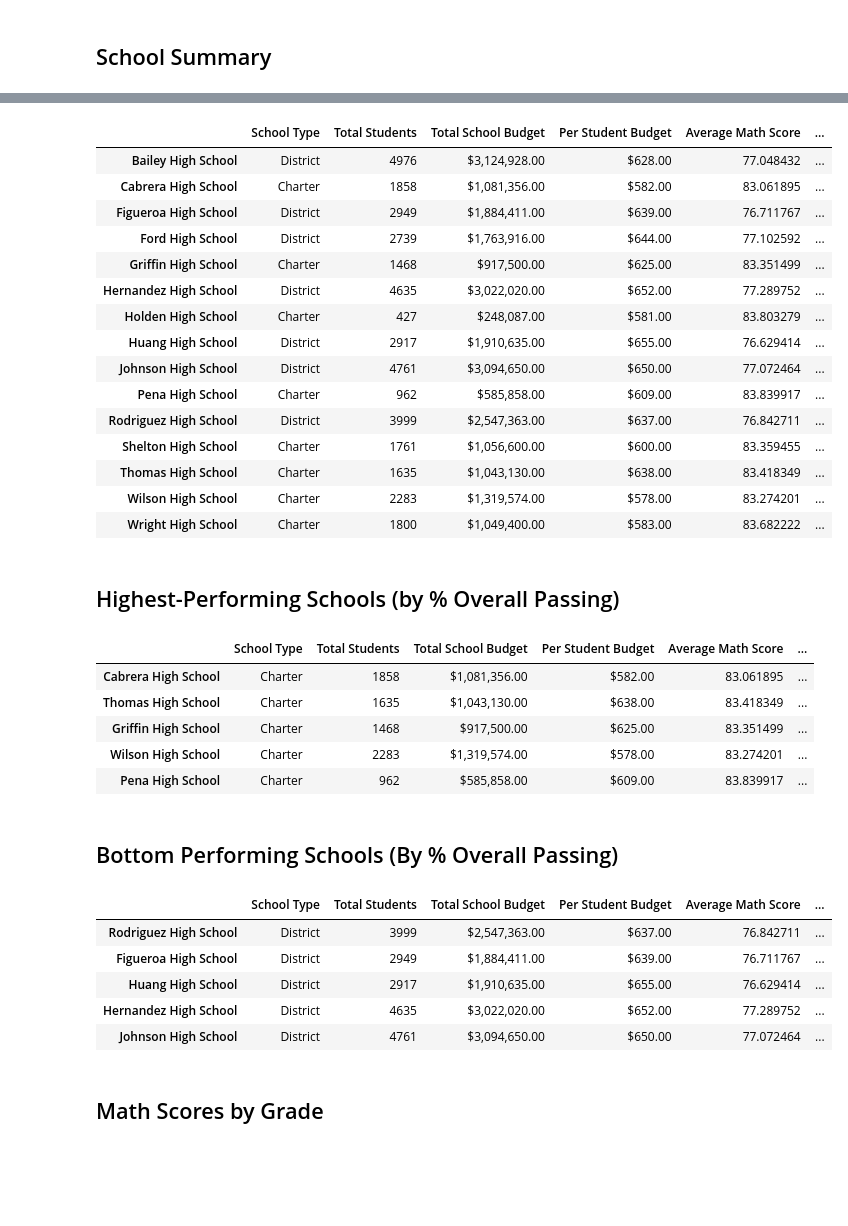
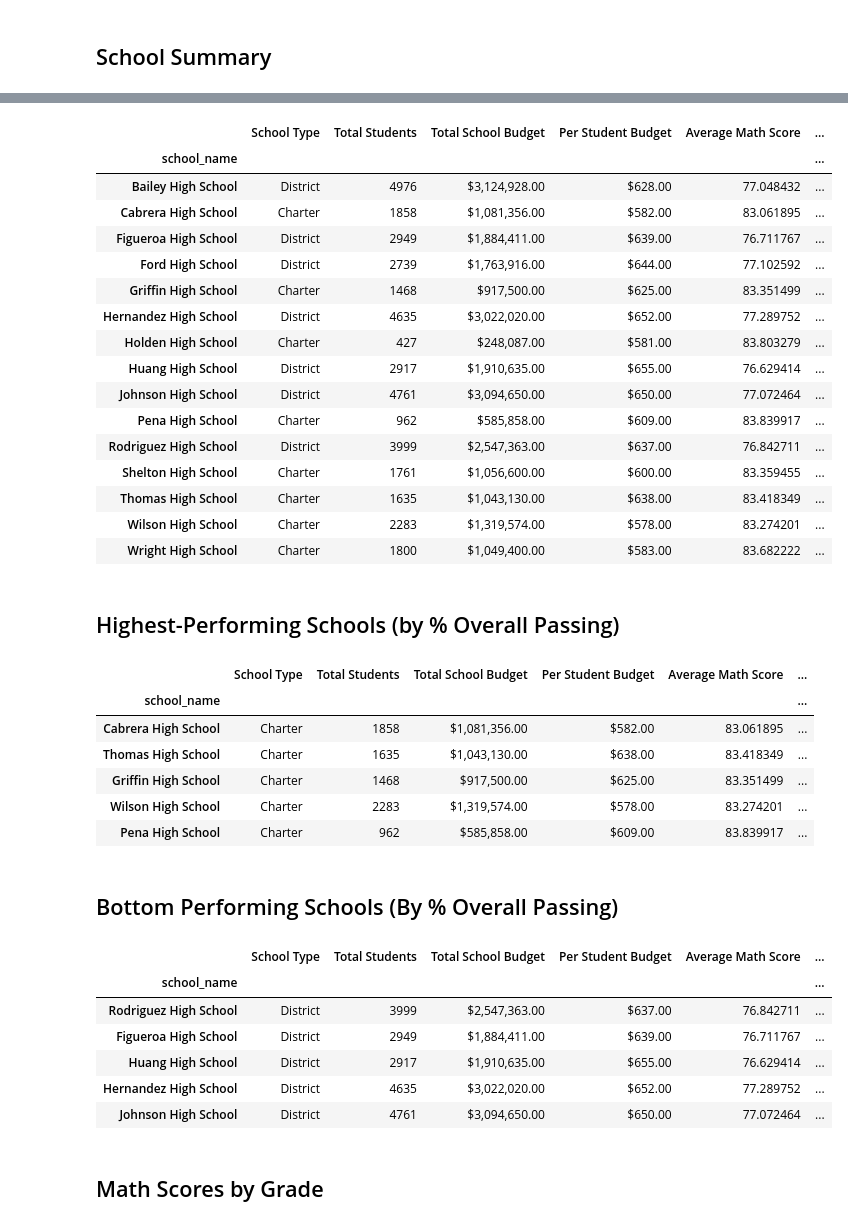
Before and after one commit to CharlesQuinn1/pandas_challenge, a Jupyter notebook: PyCitySchools/main.ipynb, the cells around one changed output, grey strips where cells are left out. Saved outputs shown, nothing was run; the diff lists cells and outputs as text; code cells hidden in the pictures; blank space fills up the shorter version.

```diff
--- a/PyCitySchools/main.ipynb
+++ b/PyCitySchools/main.ipynb
@@ -104,4 +143,8 @@ per_school_counts =
 # %%
 # Calculate the total school budget and per capita spending per school
-per_school_budget =
-per_school_capita =
+per_school_budget = school_data_complete.groupby(['school_name'])['budget'].max()
+# per_school_capita = pd.merge(per_school_budget, per_school_counts, on='school_name', how='left')
+# per_school_capita['per capita'] = per_school_capita['budget'] / per_school_capita['Student ID']
+# per_school_capita = per_school_capita.drop(columns=['budget','Student ID'])
+per_school_capita = per_school_budget.div(per_school_counts)
+per_school_capita
@@ -108,4 +169,6 @@ per_school_capita =
 # %%
 # Calculate the average test scores per school
-per_school_math =
-per_school_reading =
+per_school_math = school_data_complete.groupby(['school_name'])['math_score'].mean()
+per_school_reading = school_data_complete.groupby(['school_name'])['reading_score'].mean()
+print(per_school_math.head())
+print(per_school_reading.head())
@@ -112,4 +190,6 @@ per_school_reading =
 # %%
 # Calculate the number of students per school with math scores of 70 or higher
-students_passing_math =
-school_students_passing_math =
+students_passing_math = school_data_complete[(school_data_complete['math_score'] >= 70)]
+school_students_passing_math = students_passing_math.groupby(['school_name'])['Student ID'].nunique()
+
+print(school_students_passing_math.head())
@@ -116,4 +204,5 @@ school_students_passing_math =
 # %%
 # Calculate the number of students per school with reading scores of 70 or higher
-students_passing_reading =
-school_students_passing_reading =
+students_passing_reading = school_data_complete[(school_data_complete['reading_score'] >= 70)]
+school_students_passing_reading = students_passing_reading.groupby(['school_name'])['Student ID'].nunique()
+print(school_students_passing_reading.head())
@@ -130,16 +227,20 @@ per_school_passing_reading = school_students_passing_reading / per_school_counts
 overall_passing_rate = school_students_passing_math_and_reading / per_school_counts * 100
 # %%
 # Create a DataFrame called `per_school_summary` with columns for the calculations above.
-per_school_summary =
+per_school_summary = pd.concat([school_types, per_school_counts, per_school_budget, per_school_capita, per_school_math, per_school_reading,
+                                per_school_passing_math, per_school_passing_reading, overall_passing_rate], axis=1,
+                                 keys=['School Type', 'Total Students', 'Total School Budget', 'Per Student Budget', 'Average Math Score',
+                                          'Average Reading Score', '% Passing Math', '% Passing Reading', '% Overall Passing'])
 
-# Formatting
+# # Formatting
 per_school_summary["Total School Budget"] = per_school_summary["Total School Budget"].map("${:,.2f}".format)
 per_school_summary["Per Student Budget"] = per_school_summary["Per Student Budget"].map("${:,.2f}".format)
 
-# Display the DataFrame
+# # Display the DataFrame
 per_school_summary
 # %% [output]
 |  | School Type | Total Students | Total School Budget | Per Student Budget | Average Math Score | ... |
+| school_name |  |  |  |  |  | ... |
 | Bailey High School | District | 4976 | $3,124,928.00 | $628.00 | 77.048432 | ... |
 | Cabrera High School | Charter | 1858 | $1,081,356.00 | $582.00 | 83.061895 | ... |
 | Figueroa High School | District | 2949 | $1,884,411.00 | $639.00 | 76.711767 | ... |
@@ -159,10 +260,11 @@ per_school_summary
 ## Highest-Performing Schools (by % Overall Passing)
 # %%
 # Sort the schools by `% Overall Passing` in descending order and display the top 5 rows.
-top_schools =
+top_schools = per_school_summary.sort_values(by='% Overall Passing', ascending=False)
 top_schools.head(5)
 # %% [output]
 |  | School Type | Total Students | Total School Budget | Per Student Budget | Average Math Score | ... |
+| school_name |  |  |  |  |  | ... |
 | Cabrera High School | Charter | 1858 | $1,081,356.00 | $582.00 | 83.061895 | ... |
 | Thomas High School | Charter | 1635 | $1,043,130.00 | $638.00 | 83.418349 | ... |
 | Griffin High School | Charter | 1468 | $917,500.00 | $625.00 | 83.351499 | ... |
@@ -172,10 +274,11 @@ top_schools.head(5)
 ## Bottom Performing Schools (By % Overall Passing)
 # %%
 # Sort the schools by `% Overall Passing` in ascending order and display the top 5 rows.
-bottom_schools =
+bottom_schools = per_school_summary.sort_values(by='% Overall Passing', ascending=True)
 bottom_schools.head(5)
 # %% [output]
 |  | School Type | Total Students | Total School Budget | Per Student Budget | Average Math Score | ... |
+| school_name |  |  |  |  |  | ... |
 | Rodriguez High School | District | 3999 | $2,547,363.00 | $637.00 | 76.842711 | ... |
 | Figueroa High School | District | 2949 | $1,884,411.00 | $639.00 | 76.711767 | ... |
 | Huang High School | District | 2917 | $1,910,635.00 | $655.00 | 76.629414 | ... |
```
Also changed, not shown: parts of 16 cells of this notebook.
